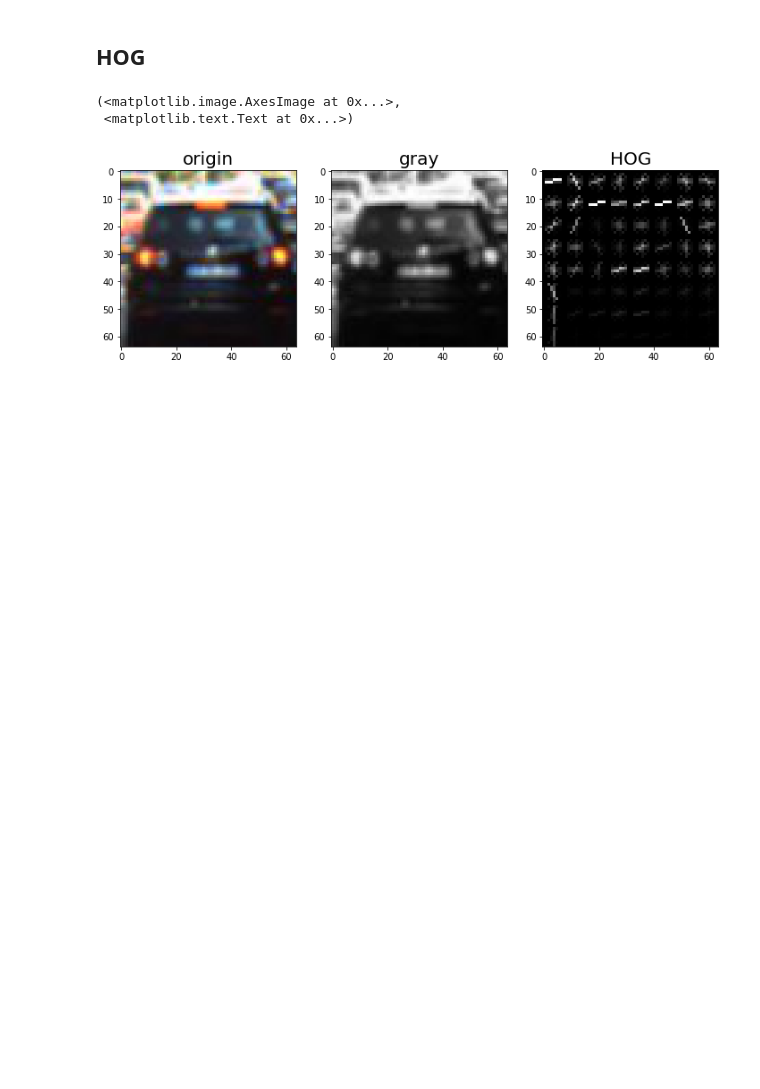
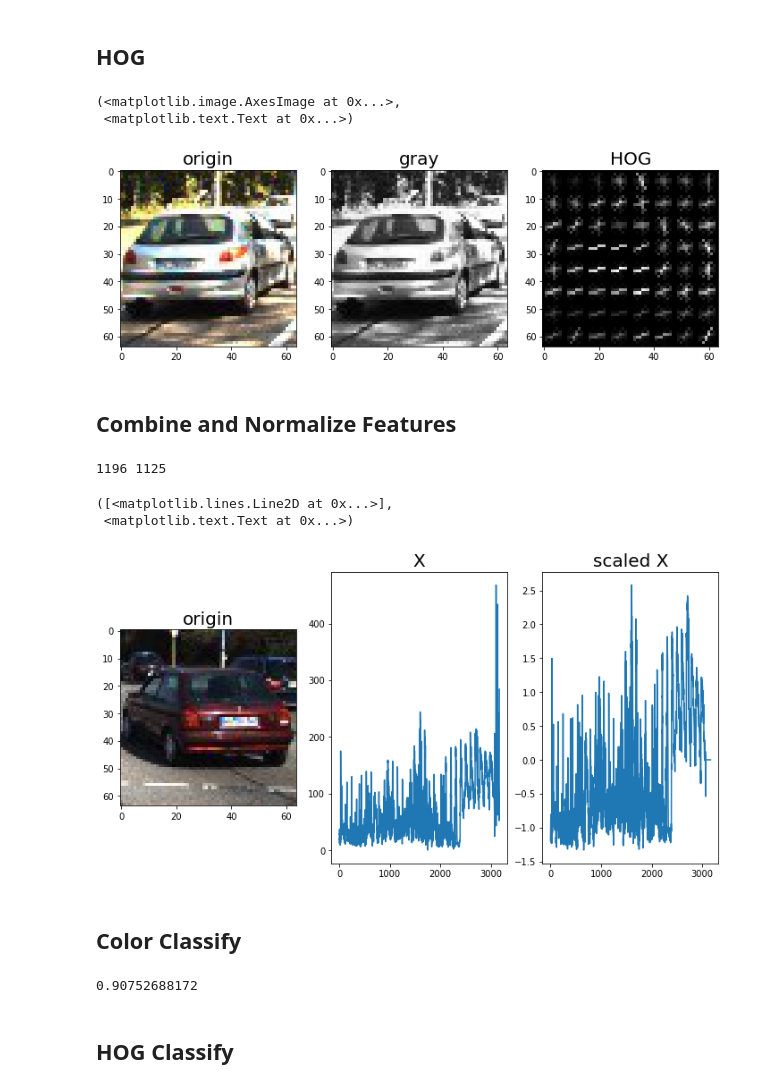
Before and after one commit to liferlisiqi/Vehicle-detection, a Jupyter notebook: Vehicle-Detection.ipynb, the cells around one changed output. Cells and saved outputs as stored; diff of their text form; code cells hidden in the pictures; blank space fills up the shorter version.

```diff
--- a/Vehicle-Detection.ipynb
+++ b/Vehicle-Detection.ipynb
@@ -102,12 +105,12 @@ axs[2].bar(bin_centers, bhist[0]), axs[2].set_title('b', fontsize=20)
 # %% [markdown]
 ## Spatial Binning of Color
 # %%
-def bin_spatial(img, color_space='RGB', size=(32,32)):
+def bin_spatial(img, size=(32,32)):
     feature_vec = cv2.resize(img, size).ravel()
     return feature_vec
 
 img = mpimg.imread('test_images/cutout1.jpg')
-feature_vec = bin_spatial(img, color_space='RGB', size=(32,32))
+feature_vec = bin_spatial(img, size=(32,32))
 plt.plot(feature_vec)
 # %% [output]
 [<matplotlib.lines.Line2D at 0x...>]
@@ -133,3 +136,15 @@ print(data_info)
+# %%
+color_space = 'RGB'
+orient = 9
+pix_per_cell = 8
+cell_per_block = 2
+hog_channel = 0
+spatial_size = (16,16)
+hist_bins = 16
+spatial_feat = True
+hist_feat = True
+hog_feat = True
+y_start_stop = [None, None]
 # %% [markdown]
 ## HOG
 # %%
@@ -162,4 +177,48 @@ axs[2].imshow(hog_image, cmap='gray'), axs[2].set_title('HOG', fontsize=20)
 # %% [output]
 (<matplotlib.image.AxesImage at 0x...>,
  <matplotlib.text.Text at 0x...>)
-[figure, old version]
+[figure, new version]
+# %% [markdown]
+## Combine and Normalize Features
+# %%
+def extract_color_features(imgs, spatial_size=(32,32), hist_bins=32, hist_range=(0,256)):
+    features = []
+    for frame in imgs:
+        img = mpimg.imread(frame)
+        spat_features = bin_spatial(img, size=spatial_size)
+        rhist, ghist, bhist, bin_centers, hist_features = color_hist(img, nbins=hist_bins, bins_range=hist_range)
+        features.append(np.concatenate((spat_features, hist_features)))
+    return features
+
+car_features = extract_color_features(cars, spatial_size=(32,32), hist_bins=32, hist_range=(0,256))
+notcar_features = extract_color_features(notcars, spatial_size=(32,32), hist_bins=32, hist_range=(0,256))
+print(len(car_features), len(notcar_features))
+
+y = np.hstack((np.ones(len(car_features)), np.zeros(len(notcar_features))))
+X = np.vstack((car_features, notcar_features)).astype(np.float64)
+X_scaler = StandardScaler().fit(X)
+scaled_X = X_scaler.transform(X)
+car_ind = np.random.randint(0, len(cars))
+
+f, axs = plt.subplots(1, 3, figsize=(12, 6))
+axs[0].imshow(mpimg.imread(cars[car_ind])), axs[0].set_title('origin', fontsize=20)
+axs[1].plot(X[car_ind]), axs[1].set_title('X', fontsize=20)
+axs[2].plot(scaled_X[car_ind]), axs[2].set_title('scaled X', fontsize=20)
+# %% [output]
+1196 1125
+([<matplotlib.lines.Line2D at 0x...>],
+ <matplotlib.text.Text at 0x...>)
+[figure, added]
+# %% [markdown]
+## Color Classify
+# %%
+and_state = np.random.randint(0, 100)
+x_train, x_test, y_train, y_test = train_test_split(scaled_X, y, test_size=0.2, random_state=rand_state)
+
+svc = LinearSVC()
+svc.fit(x_train, y_train)
+print(svc.score(x_test, y_test))
+# %% [output]
+0.90752688172
+# %% [markdown]
+## HOG Classify
```
Also changed, not shown: parts of 12 cells of this notebook.
